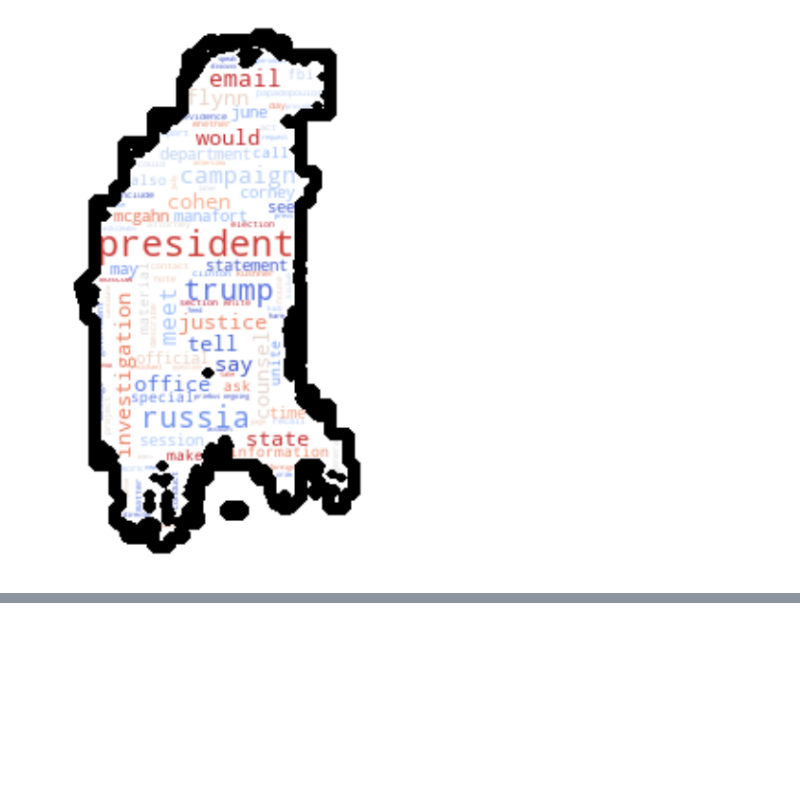
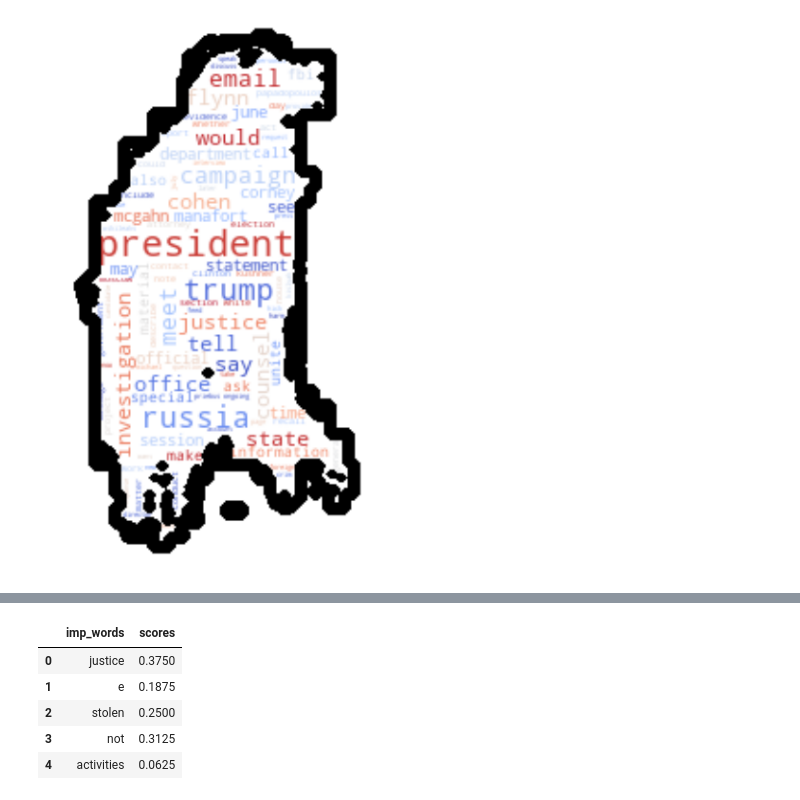
Before and after one commit to Gabya06/mueller, a Jupyter notebook: MuellerReportAnalysis.ipynb, the cells around one changed output, grey strips where cells are left out. Cells and saved outputs as stored; diff of their text form; code cells hidden in the pictures; blank space fills up the shorter version.

```diff
--- a/MuellerReportAnalysis.ipynb
+++ b/MuellerReportAnalysis.ipynb
@@ -118,0 +187,7 @@ True
+# %%
+# parse pdf to text
+start = 9
+end =  439
+pdffile = "mueller-report-searchable.pdf"
+
+text_result = parsePDF(filename = pdffile, page_start= start, page_end=end)
@@ -118,0 +251,10 @@ True
+# %%
+sent_data = pd.DataFrame({'imp_words':imp_words, 'scores':scores})
+sent_data.head()
+# %% [output]
+|  | imp_words | scores |
+| 0 | justice | 0.3750 |
+| 1 | e | 0.1875 |
+| 2 | stolen | 0.2500 |
+| 3 | not | 0.3125 |
+| 4 | activities | 0.0625 |
```
Also changed, not shown: parts of 25 cells of this notebook, 2 other files.
